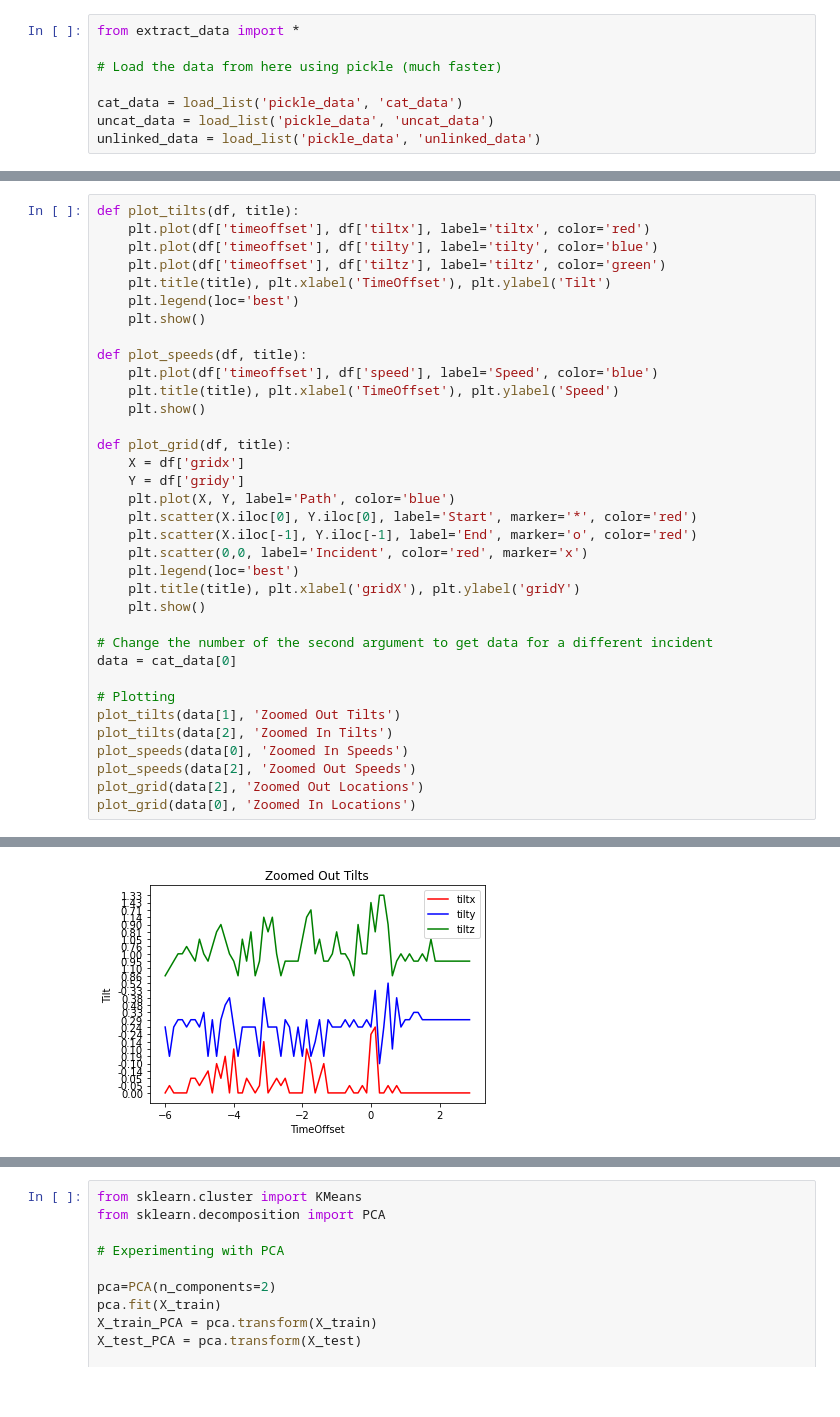
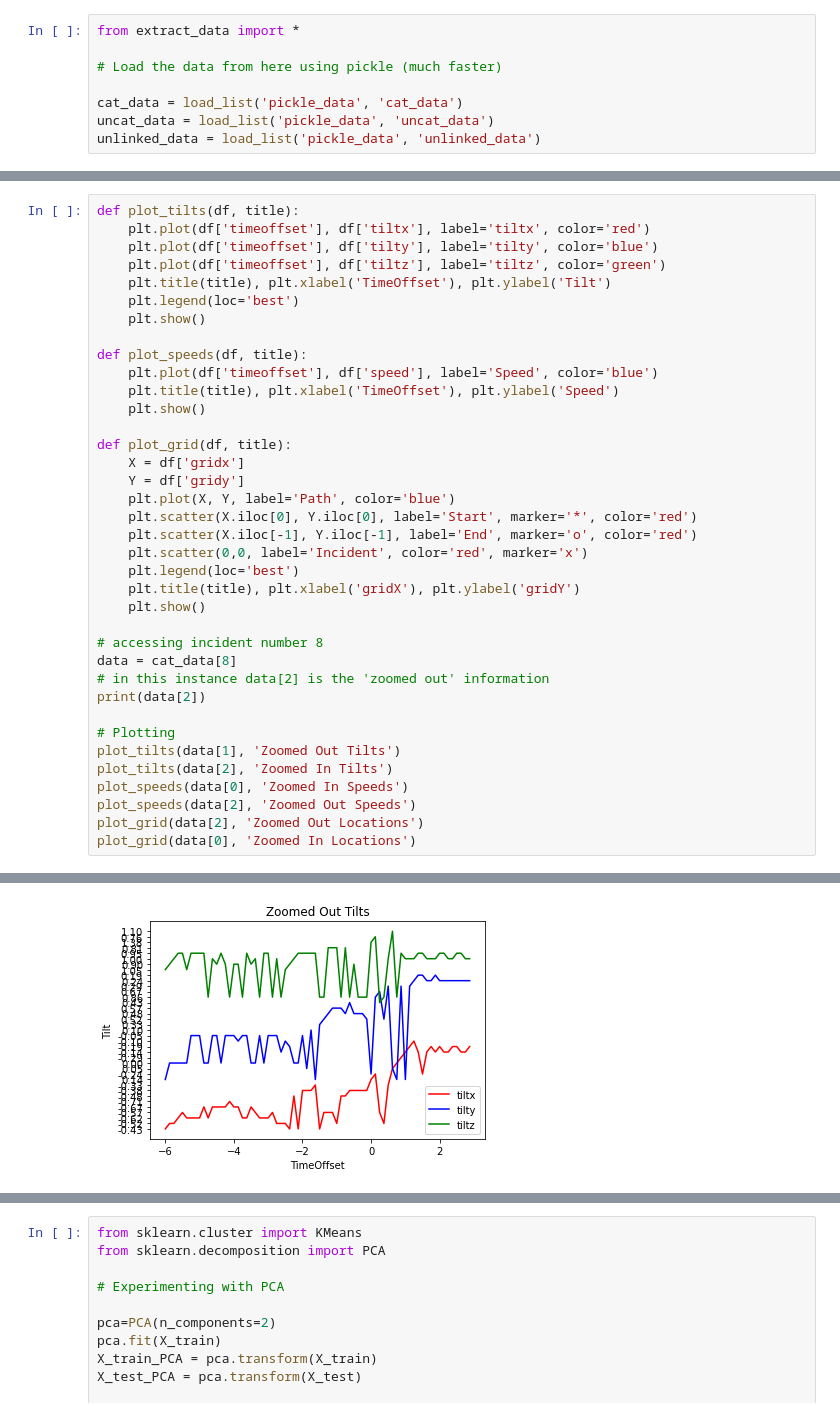
Before and after one commit to cwhite098/MDM3_Project1_Quartix, a Jupyter notebook: visualise.ipynb, the cells around one changed output, grey strips where cells are left out. Saved outputs shown, nothing was run; the diff lists cells and outputs as text.

Commit message:
cleared up data desc

```diff
--- a/visualise.ipynb
+++ b/visualise.ipynb
@@ -66,8 +66,10 @@ def plot_grid(df, title):
     plt.title(title), plt.xlabel('gridX'), plt.ylabel('gridY')
     plt.show()
 
-# Change the number of the second argument to get data for a different incident
-data = cat_data[0]
+# accessing incident number 8
+data = cat_data[8]
+# in this instance data[2] is the 'zoomed out' information
+print(data[2])
 
 # Plotting
 plot_tilts(data[1], 'Zoomed Out Tilts')
@@ -80 +99 @@ plot_grid(data[0], 'Zoomed In Locations')
-[figure, old version]
+[figure, new version]
```
Also changed, not shown: parts of 4 cells of this notebook.
